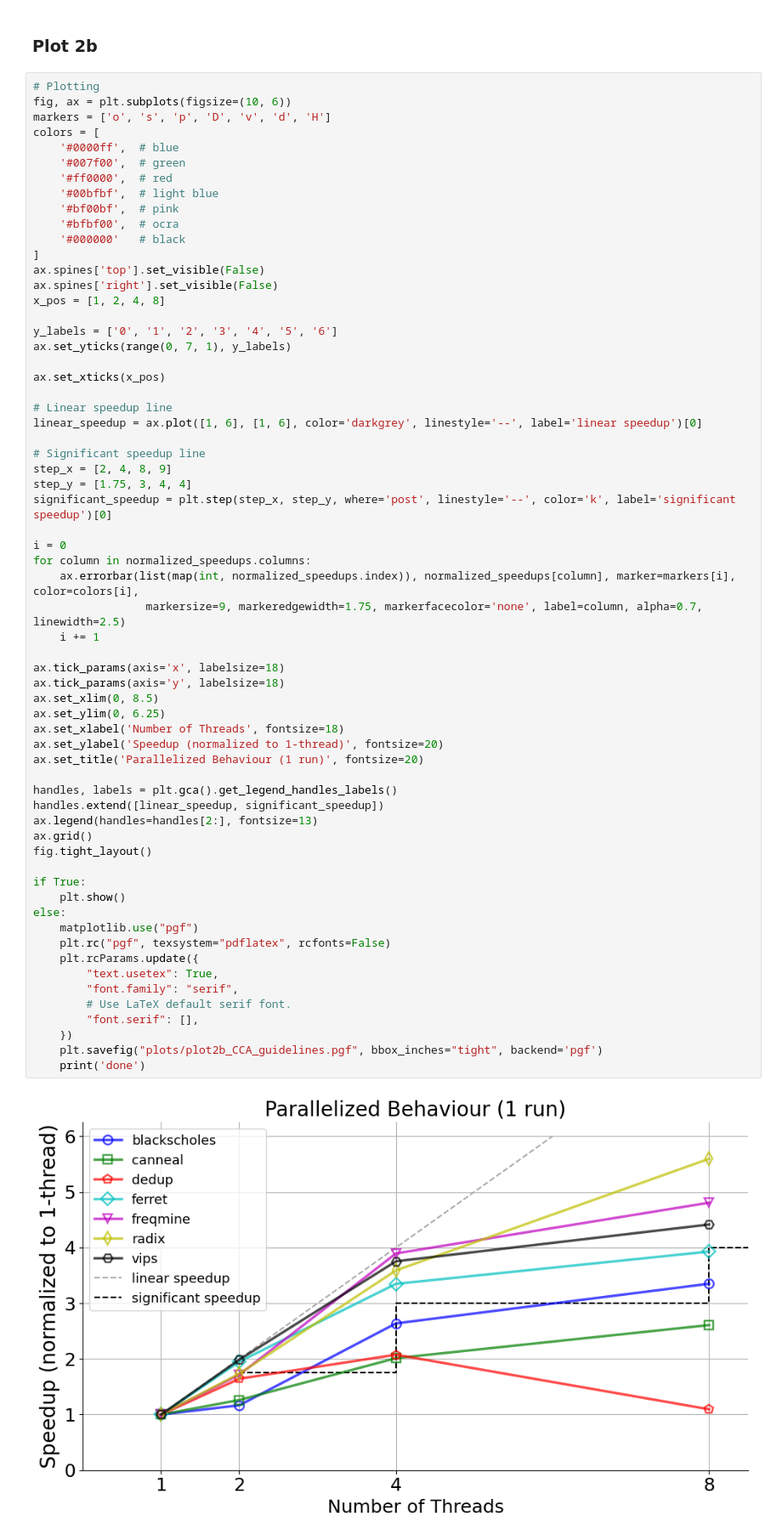
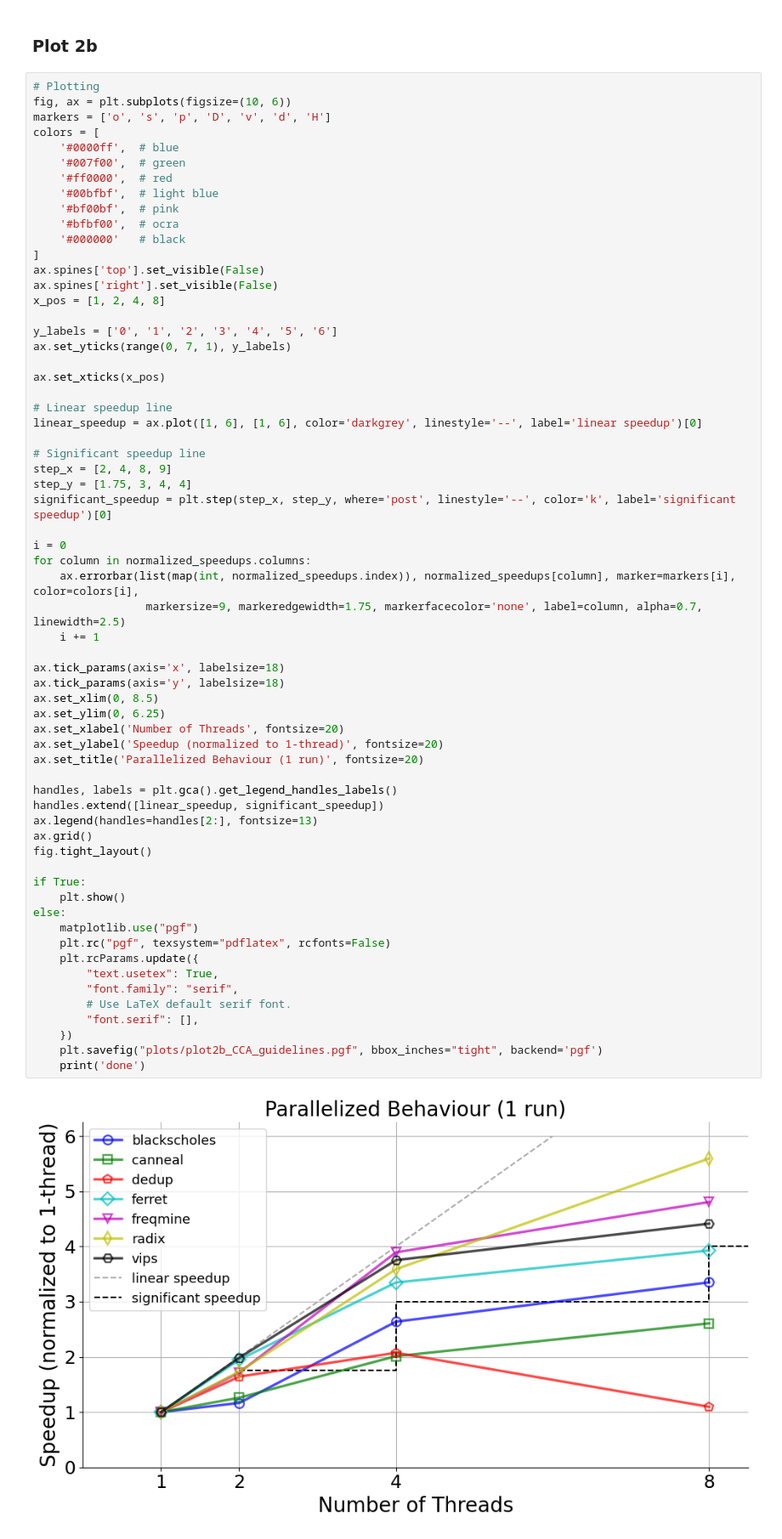
Before and after one commit to czanoli/ETH-Cloud-Computing-Architectures-2024, a Jupyter notebook: part2b/plots.ipynb, the cells around one changed output. Shown: that part at 85% size. Saved outputs shown, nothing was run; the diff lists cells and outputs as text.

```diff
--- a/part2b/plots.ipynb
+++ b/part2b/plots.ipynb
@@ -79,32 +79,32 @@ for column in normalized_speedups.columns:
                  markersize=9, markeredgewidth=1.75, markerfacecolor='none', label=column, alpha=0.7, linewidth=2.5)
     i += 1
 
 ax.tick_params(axis='x', labelsize=18)
 ax.tick_params(axis='y', labelsize=18)
 ax.set_xlim(0, 8.5)
 ax.set_ylim(0, 6.25)
-ax.set_xlabel('Number of Threads', fontsize=18)
+ax.set_xlabel('Number of Threads', fontsize=20)
 ax.set_ylabel('Speedup (normalized to 1-thread)', fontsize=20)
 ax.set_title('Parallelized Behaviour (1 run)', fontsize=20)
 
 handles, labels = plt.gca().get_legend_handles_labels()
 handles.extend([linear_speedup, significant_speedup])
 ax.legend(handles=handles[2:], fontsize=13)
 ax.grid()
 fig.tight_layout()
 
 if True:
     plt.show()
 else:
     matplotlib.use("pgf")
     plt.rc("pgf", texsystem="pdflatex", rcfonts=False)
     plt.rcParams.update({
         "text.usetex": True,
         "font.family": "serif",
         # Use LaTeX default serif font.
         "font.serif": [],
     })
     plt.savefig("plots/plot2b_CCA_guidelines.pgf", bbox_inches="tight", backend='pgf')
     print('done')
 # %% [output]
-[figure, old version]
+[figure, new version]
```
Also changed, not shown: 1 other file.
